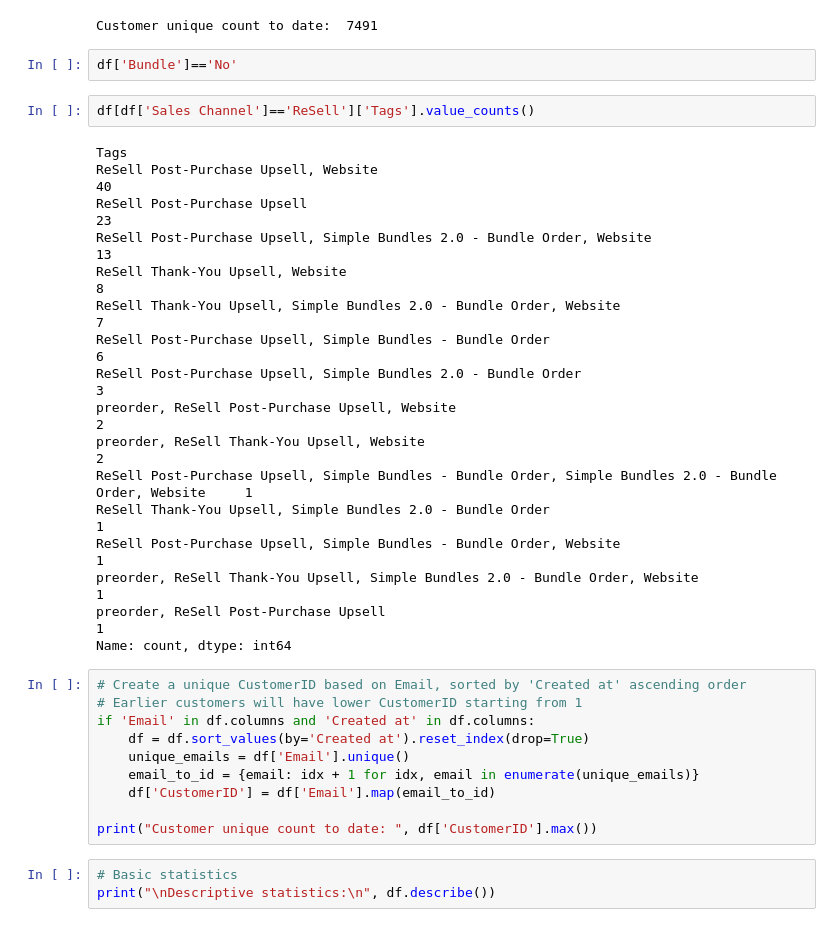
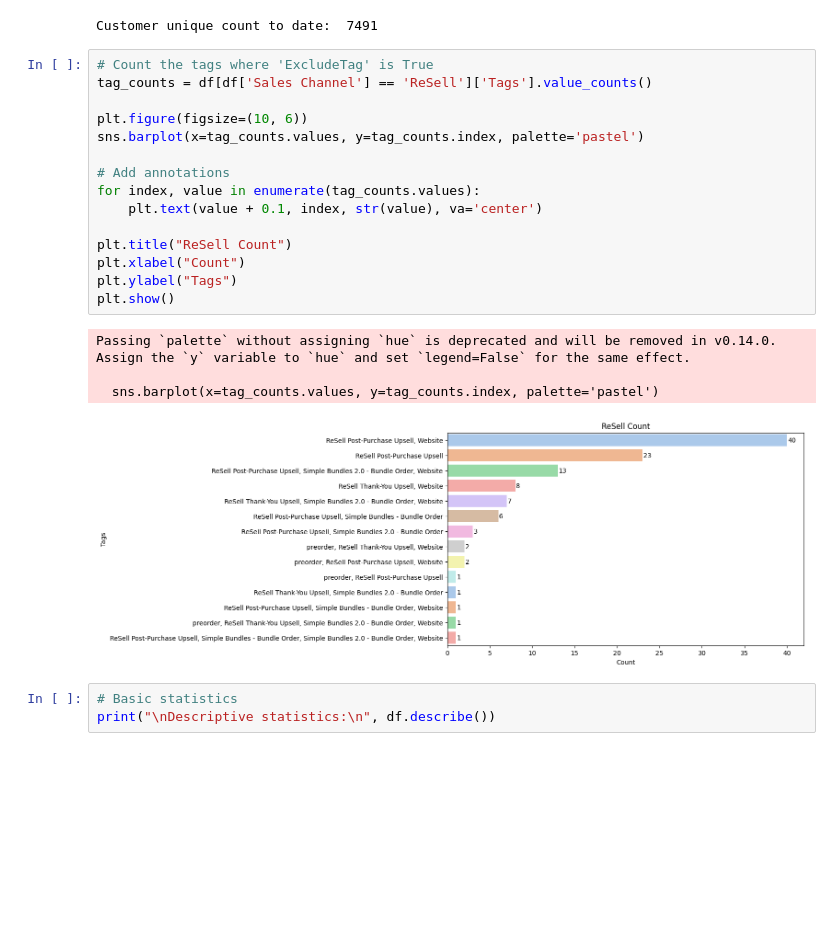
Before and after one commit to lamkimsim/WickGuru, a Jupyter notebook: Customer_Segmentation_Analysis.ipynb, the cells around one changed output. Cells and saved outputs as stored; diff of their text form; blank space fills up the shorter version.

```diff
--- a/Customer_Segmentation_Analysis.ipynb
+++ b/Customer_Segmentation_Analysis.ipynb
@@ -220,37 +164,26 @@ if 'Email' in df.columns and 'Created at' in df.columns:
 print("Customer unique count to date: ", df['CustomerID'].max())
 # %% [output]
 Customer unique count to date:  7491
-# %%
-df['Bundle']=='No'
-# %%
-df[df['Sales Channel']=='ReSell']['Tags'].value_counts()
-# %% [output]
-Tags
-ReSell Post-Purchase Upsell, Website                                                                      40
-ReSell Post-Purchase Upsell                                                                               23
-ReSell Post-Purchase Upsell, Simple Bundles 2.0 - Bundle Order, Website                                   13
-ReSell Thank-You Upsell, Website                                                                           8
-ReSell Thank-You Upsell, Simple Bundles 2.0 - Bundle Order, Website                                        7
-ReSell Post-Purchase Upsell, Simple Bundles - Bundle Order                                                 6
-ReSell Post-Purchase Upsell, Simple Bundles 2.0 - Bundle Order                                             3
-preorder, ReSell Post-Purchase Upsell, Website                                                             2
-preorder, ReSell Thank-You Upsell, Website                                                                 2
-ReSell Post-Purchase Upsell, Simple Bundles - Bundle Order, Simple Bundles 2.0 - Bundle Order, Website     1
-ReSell Thank-You Upsell, Simple Bundles 2.0 - Bundle Order                                                 1
-ReSell Post-Purchase Upsell, Simple Bundles - Bundle Order, Website                                        1
-preorder, ReSell Thank-You Upsell, Simple Bundles 2.0 - Bundle Order, Website                              1
-preorder, ReSell Post-Purchase Upsell                                                                      1
-Name: count, dtype: int64
-# %%
-# Create a unique CustomerID based on Email, sorted by 'Created at' ascending order
-# Earlier customers will have lower CustomerID starting from 1
-if 'Email' in df.columns and 'Created at' in df.columns:
-    df = df.sort_values(by='Created at').reset_index(drop=True)
-    unique_emails = df['Email'].unique()
-    email_to_id = {email: idx + 1 for idx, email in enumerate(unique_emails)}
-    df['CustomerID'] = df['Email'].map(email_to_id)
-
-print("Customer unique count to date: ", df['CustomerID'].max())
+# %%
+# Count the tags where 'ExcludeTag' is True
+tag_counts = df[df['Sales Channel'] == 'ReSell']['Tags'].value_counts()
+
+plt.figure(figsize=(10, 6))
+sns.barplot(x=tag_counts.values, y=tag_counts.index, palette='pastel')
+
+# Add annotations
+for index, value in enumerate(tag_counts.values):
+    plt.text(value + 0.1, index, str(value), va='center')
+
+plt.title("ReSell Count")
+plt.xlabel("Count")
+plt.ylabel("Tags")
+plt.show()
+# %% [output]
+Passing `palette` without assigning `hue` is deprecated and will be removed in v0.14.0. Assign the `y` variable to `hue` and set `legend=False` for the same effect.
+
+  sns.barplot(x=tag_counts.values, y=tag_counts.index, palette='pastel')
+[figure, added]
 # %%
 # Basic statistics
 print("\nDescriptive statistics:\n", df.describe())
```
Also changed, not shown: parts of 21 cells of this notebook.
